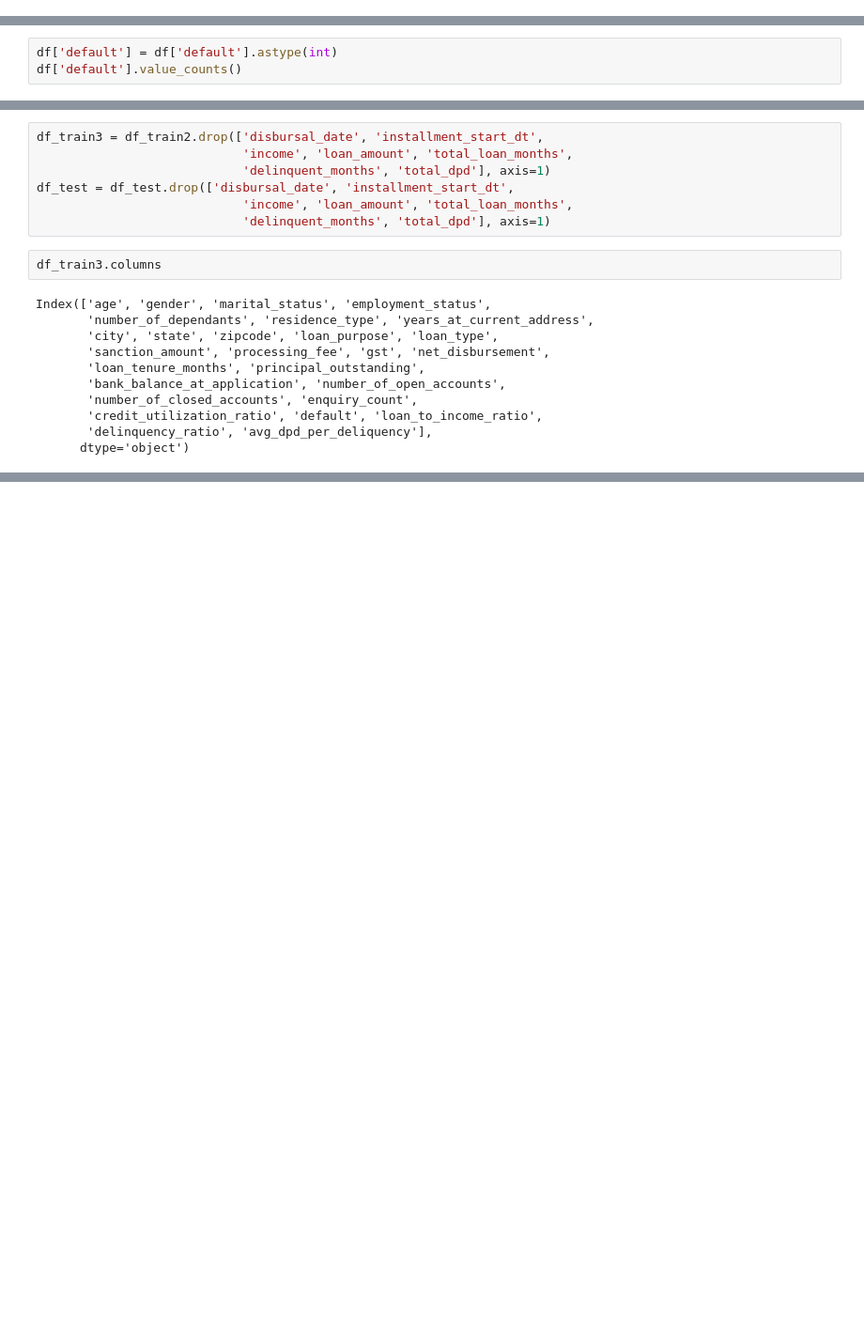
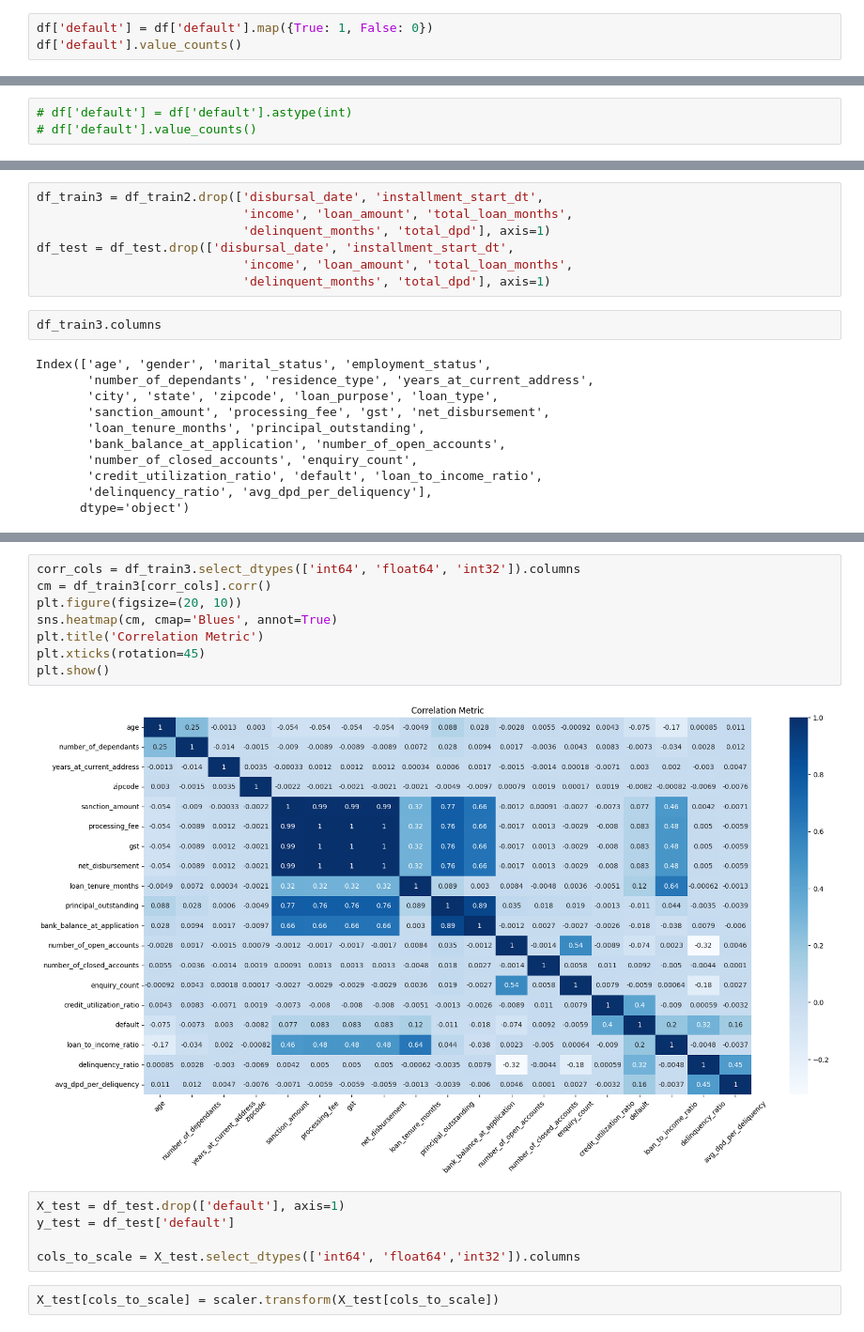
Before and after one commit to data-detectiv/credit-risk-modelling-classification, a Jupyter notebook: credit_risk_modelling.ipynb, the cells around one changed output, grey strips where cells are left out. Shown at 94% size. Drawn from its saved outputs; the diff is of its cells as text; blank space fills up the shorter version.

```diff
--- a/credit_risk_modelling.ipynb
+++ b/credit_risk_modelling.ipynb
@@ -78,3 +78,6 @@ Data columns (total 33 columns):
  32  credit_utilization_ratio     50000 non-null  int64
 dtypes: bool(1), float64(1), int64(19), object(12)
 memory usage: 12.3+ MB
+# %%
+df['default'] = df['default'].map({True: 1, False: 0})
+df['default'].value_counts()
@@ -81,3 +99,3 @@ memory usage: 12.3+ MB
 # %%
-df['default'] = df['default'].astype(int)
-df['default'].value_counts()
+# df['default'] = df['default'].astype(int)
+# df['default'].value_counts()
@@ -536,0 +656,17 @@ calculate_vif(df_train3[num_cols])
+# %%
+corr_cols = df_train3.select_dtypes(['int64', 'float64', 'int32']).columns
+cm = df_train3[corr_cols].corr()
+plt.figure(figsize=(20, 10))
+sns.heatmap(cm, cmap='Blues', annot=True)
+plt.title('Correlation Metric')
+plt.xticks(rotation=45)
+plt.show()
+# %% [output]
+[figure, added]
+# %%
+X_test = df_test.drop(['default'], axis=1)
+y_test = df_test['default']
+
+cols_to_scale = X_test.select_dtypes(['int64', 'float64','int32']).columns
+# %%
+X_test[cols_to_scale] = scaler.transform(X_test[cols_to_scale])
```
Also changed, not shown: parts of 28 cells of this notebook.
